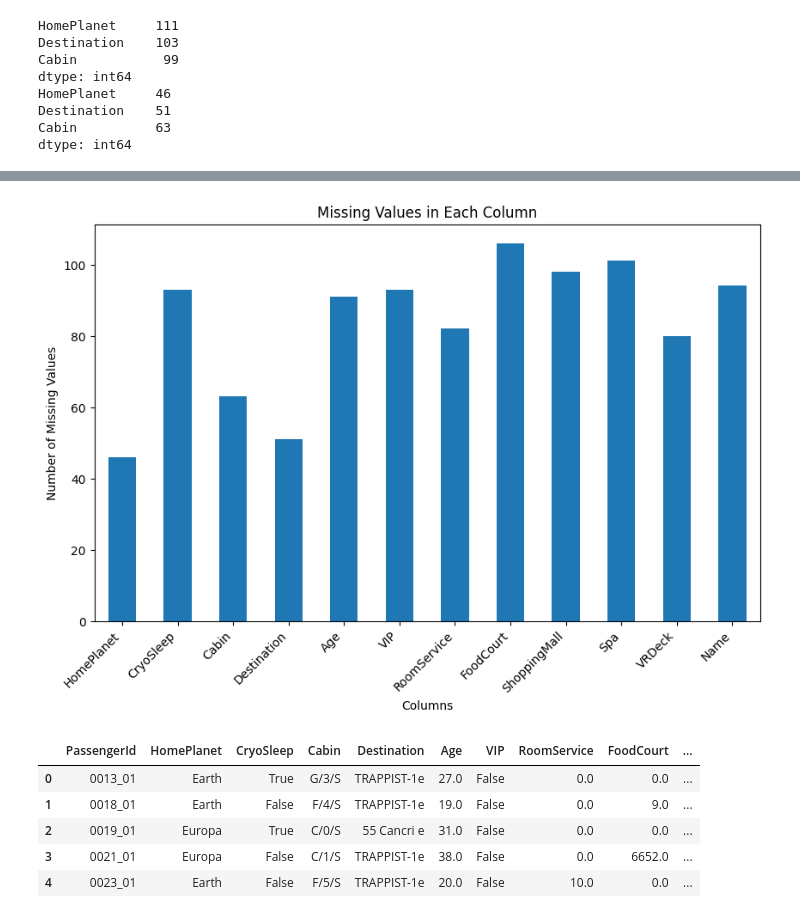
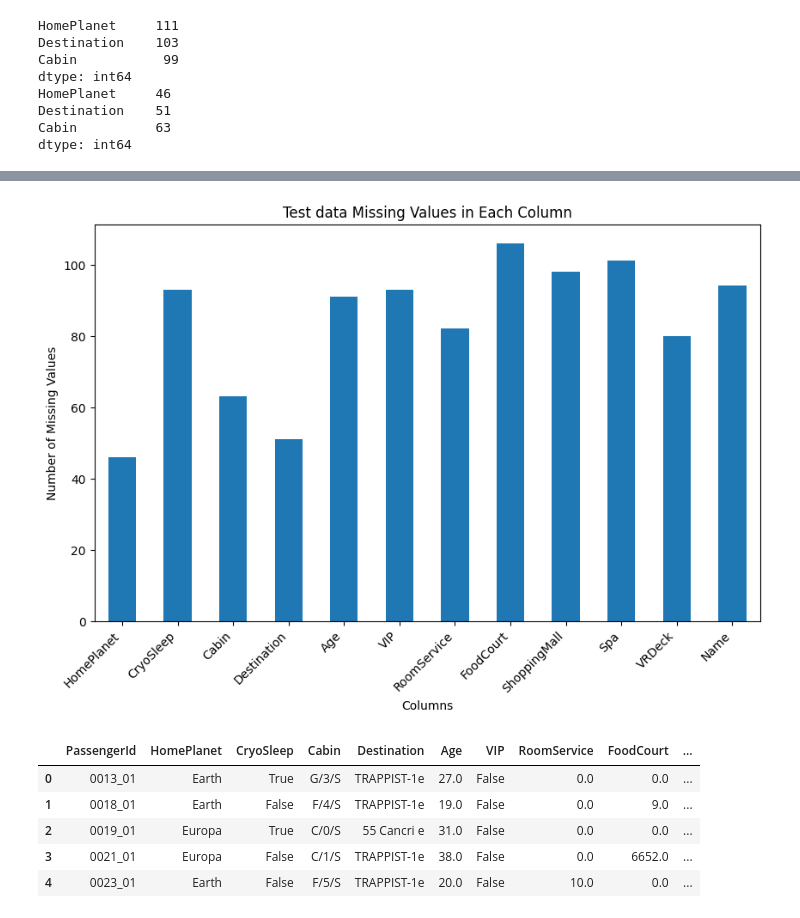
Before and after one commit to kaggle-challenge-group/machine_learning_model, a Jupyter notebook: kaggle_machine_lrnmodel.ipynb, the cells around one changed output, grey strips where cells are left out. Cells and saved outputs as stored; diff of their text form; code cells hidden in the pictures.

```diff
--- a/kaggle_machine_lrnmodel.ipynb
+++ b/kaggle_machine_lrnmodel.ipynb
@@ -354,15 +365,15 @@ plt.show()
 # %%
 missing_values = test.isnull().sum()
 missing_values = missing_values[missing_values > 0]
 plt.figure(figsize=(10, 6))
 missing_values.plot(kind='bar')
-plt.title('Missing Values in Each Column')
+plt.title('Test data Missing Values in Each Column')
 plt.xlabel('Columns')
 plt.ylabel('Number of Missing Values')
 plt.xticks(rotation=45, ha="right")
 plt.show()
 # %% [output]
-[figure, old version]
+[figure, new version]
 # %%
 test_copy = test.copy()
 # %%
```
Also changed, not shown: parts of 28 cells of this notebook.
